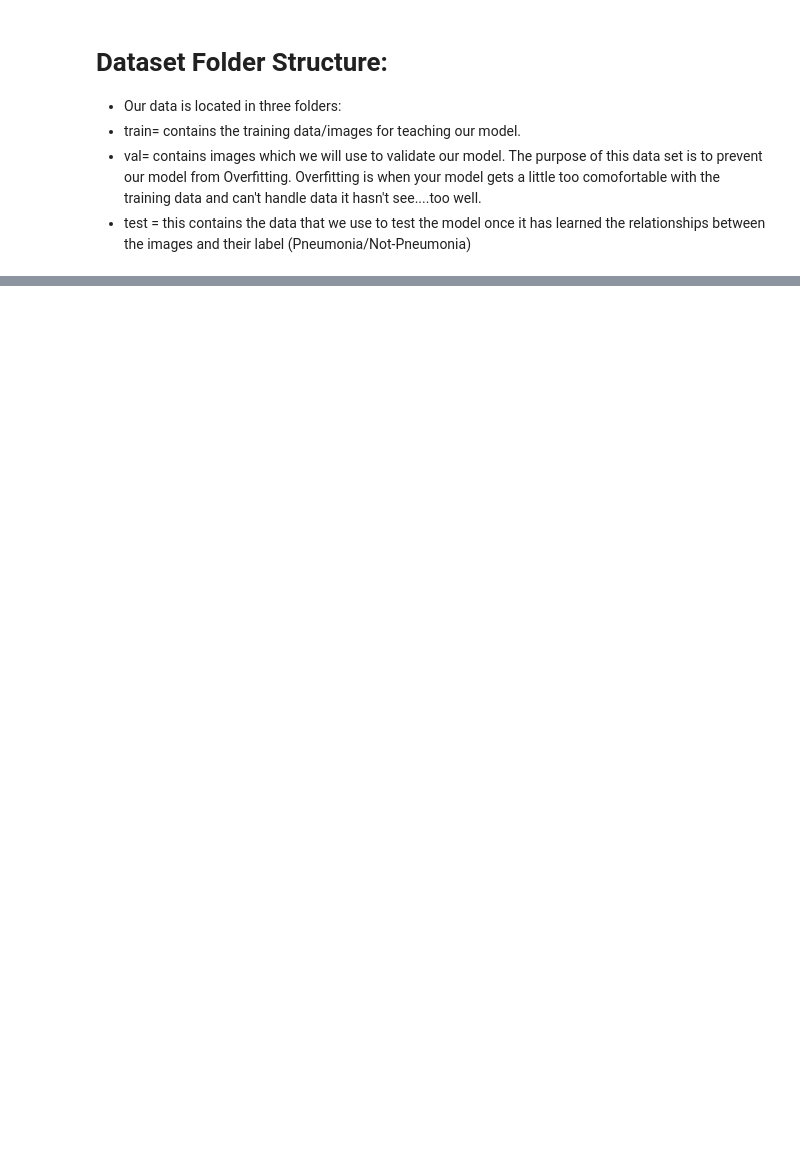
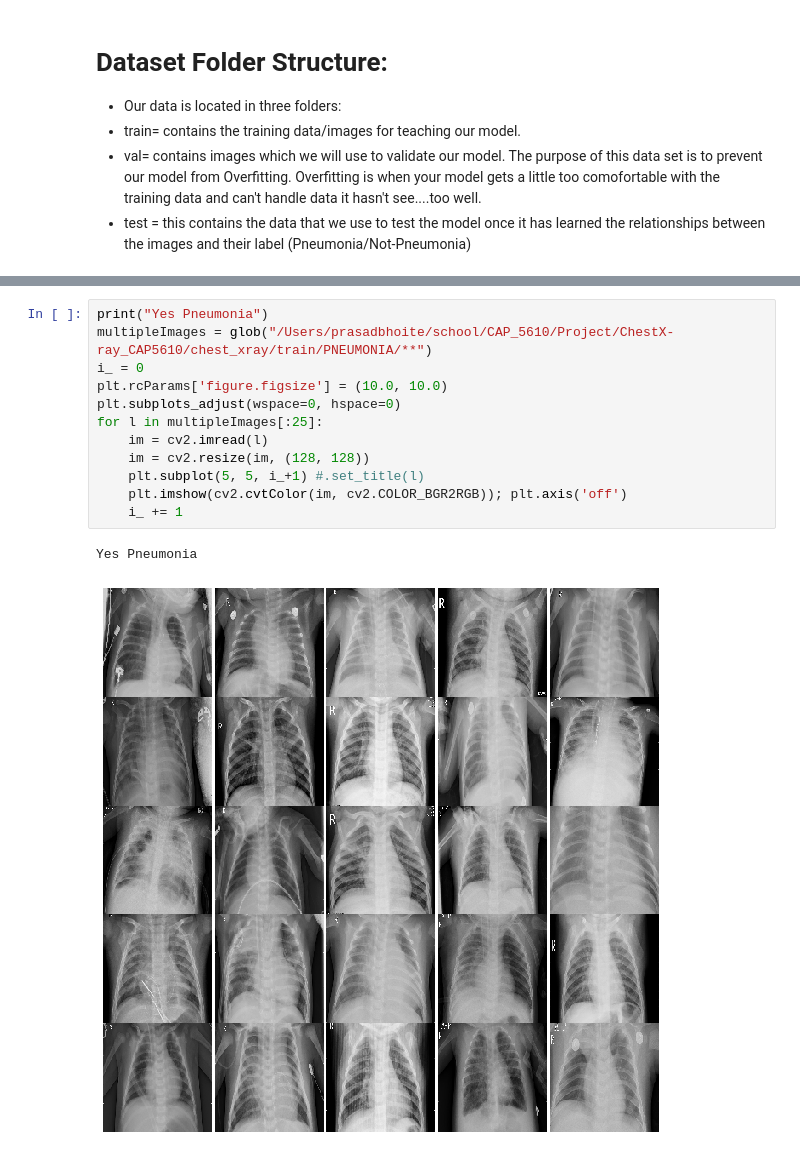
Before and after one commit to prasadbhoite/ChestX-ray_CAP5610, a Jupyter notebook: Chest X-ray Project.ipynb, the cells around one changed output, grey strips where cells are left out. Drawn from its saved outputs; the diff is of its cells as text; blank space fills up the shorter version.

```diff
--- a/Chest X-ray Project.ipynb
+++ b/Chest X-ray Project.ipynb
@@ -112,0 +209,15 @@ X_train.shape
+# %%
+print("Yes Pneumonia")
+multipleImages = glob("/Users/prasadbhoite/school/CAP_5610/Project/ChestX-ray_CAP5610/chest_xray/train/PNEUMONIA/**")
+i_ = 0
+plt.rcParams['figure.figsize'] = (10.0, 10.0)
+plt.subplots_adjust(wspace=0, hspace=0)
+for l in multipleImages[:25]:
+    im = cv2.imread(l)
+    im = cv2.resize(im, (128, 128))
+    plt.subplot(5, 5, i_+1) #.set_title(l)
+    plt.imshow(cv2.cvtColor(im, cv2.COLOR_BGR2RGB)); plt.axis('off')
+    i_ += 1
+# %% [output]
+Yes Pneumonia
+[figure, added]
```
Also changed, not shown: parts of 32 cells of this notebook.
